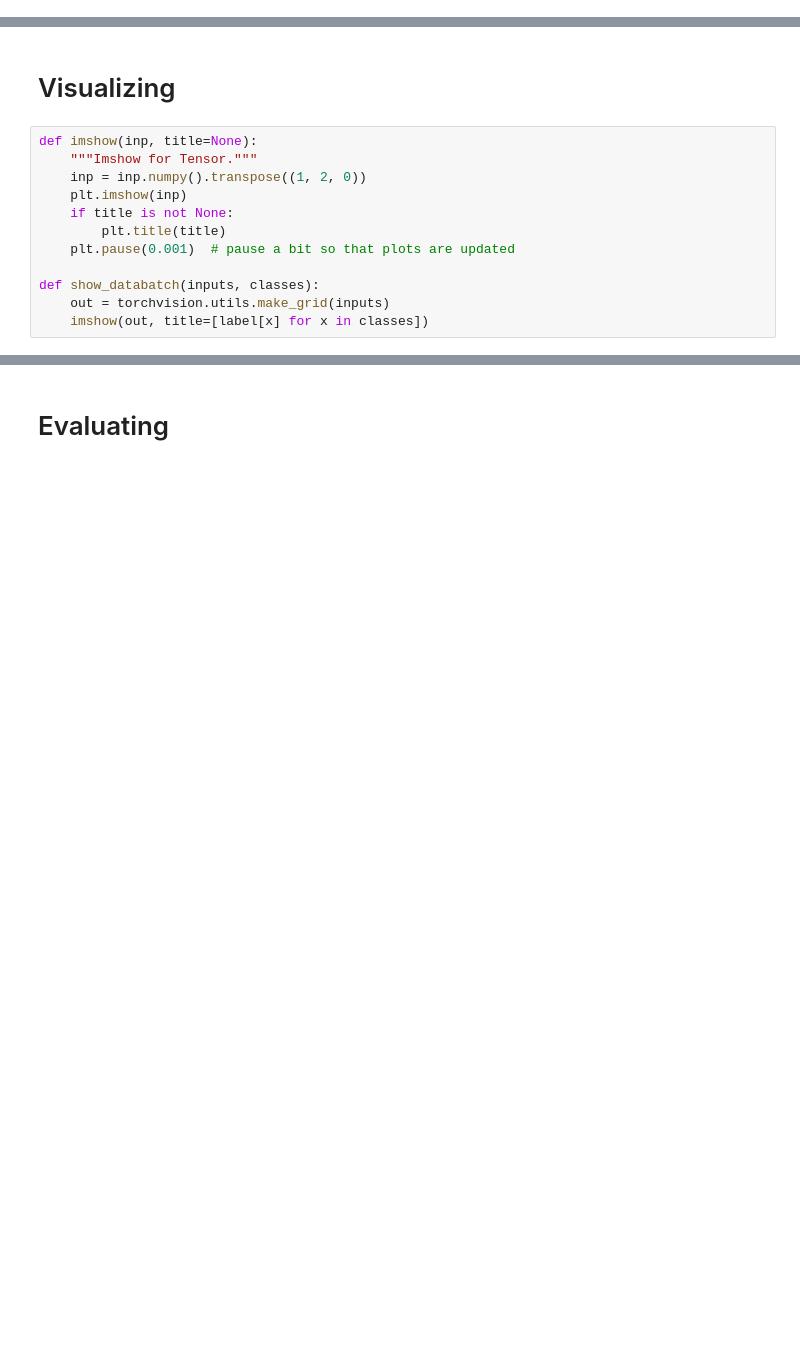
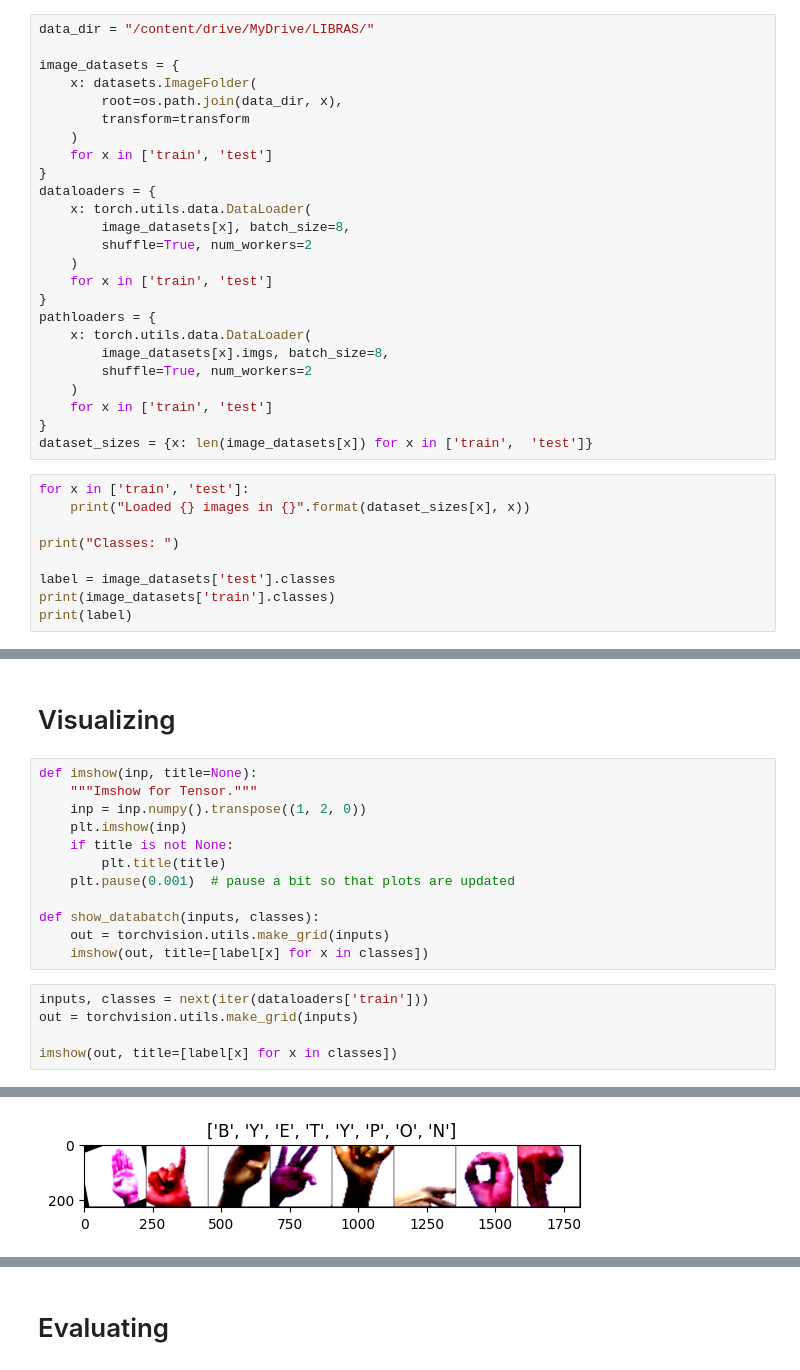
Before and after one commit to matheusrbg/Reconhecimento-do-Alfabeto-em-Libras, a Jupyter notebook: vgg19bn.ipynb, the cells around one changed output, grey strips where cells are left out. Saved outputs shown, nothing was run; the diff lists cells and outputs as text; blank space fills up the shorter version.

```diff
--- a/vgg19bn.ipynb
+++ b/vgg19bn.ipynb
@@ -102,0 +58,34 @@ FileNotFoundError: ignored
+# %%
+data_dir = "/content/drive/MyDrive/LIBRAS/"
+
+image_datasets = {
+    x: datasets.ImageFolder(
+        root=os.path.join(data_dir, x),
+        transform=transform
+    )
+    for x in ['train', 'test']
+}
+dataloaders = {
+    x: torch.utils.data.DataLoader(
+        image_datasets[x], batch_size=8,
+        shuffle=True, num_workers=2
+    )
+    for x in ['train', 'test']
+}
+pathloaders = {
+    x: torch.utils.data.DataLoader(
+        image_datasets[x].imgs, batch_size=8,
+        shuffle=True, num_workers=2
+    )
+    for x in ['train', 'test']
+}
+dataset_sizes = {x: len(image_datasets[x]) for x in ['train',  'test']}
+# %%
+for x in ['train', 'test']:
+    print("Loaded {} images in {}".format(dataset_sizes[x], x))
+
+print("Classes: ")
+
+label = image_datasets['test'].classes
+print(image_datasets['train'].classes)
+print(label)
@@ -114,3 +134,9 @@ def imshow(inp, title=None):
 def show_databatch(inputs, classes):
     out = torchvision.utils.make_grid(inputs)
     imshow(out, title=[label[x] for x in classes])
+# %%
+inputs, classes = next(iter(dataloaders['train']))
+out = torchvision.utils.make_grid(inputs)
+
+imshow(out, title=[label[x] for x in classes])
+# %% [output]
@@ -117,3 +144,4 @@ def show_databatch(inputs, classes):
+[figure, added]
 # %%
 def visualize_model(model, num_images=6):
     was_training = model.training
```
Also changed, not shown: parts of 22 cells of this notebook.
